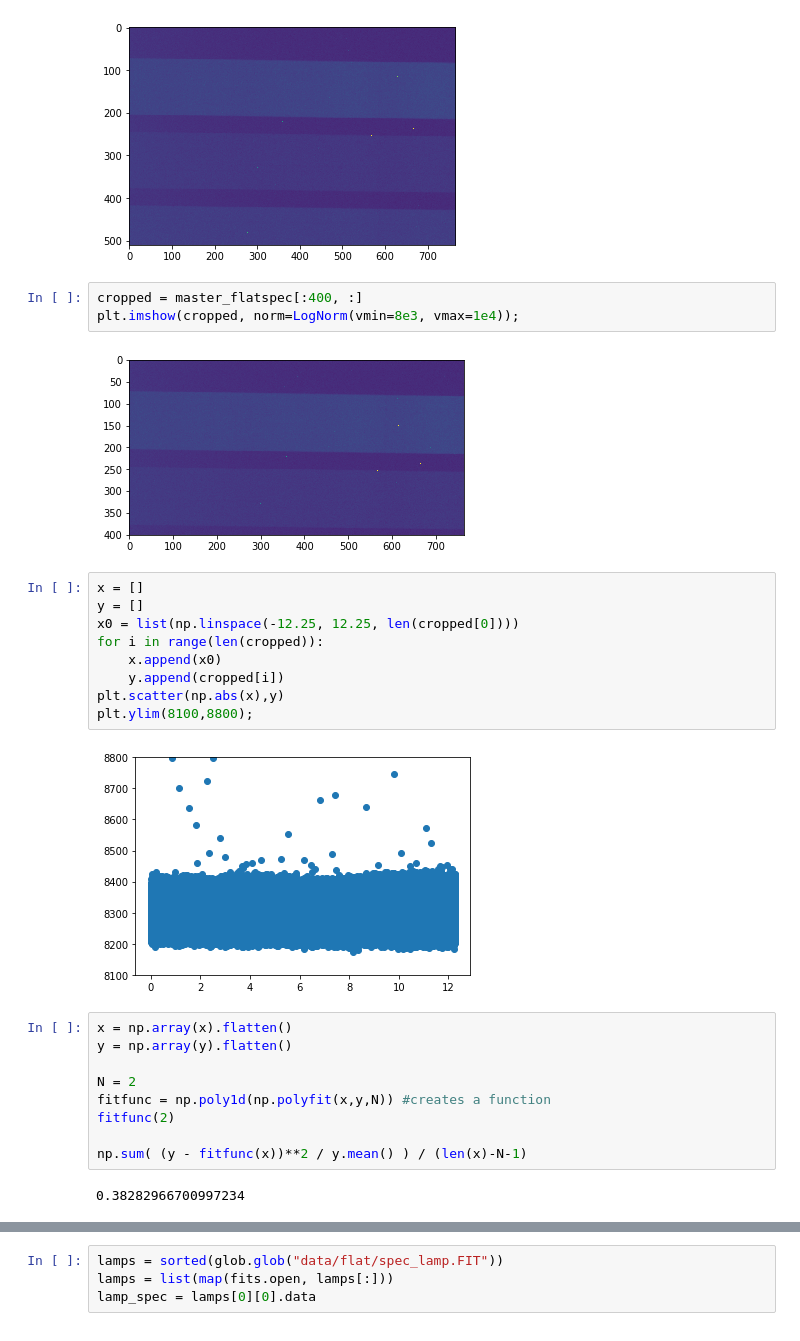
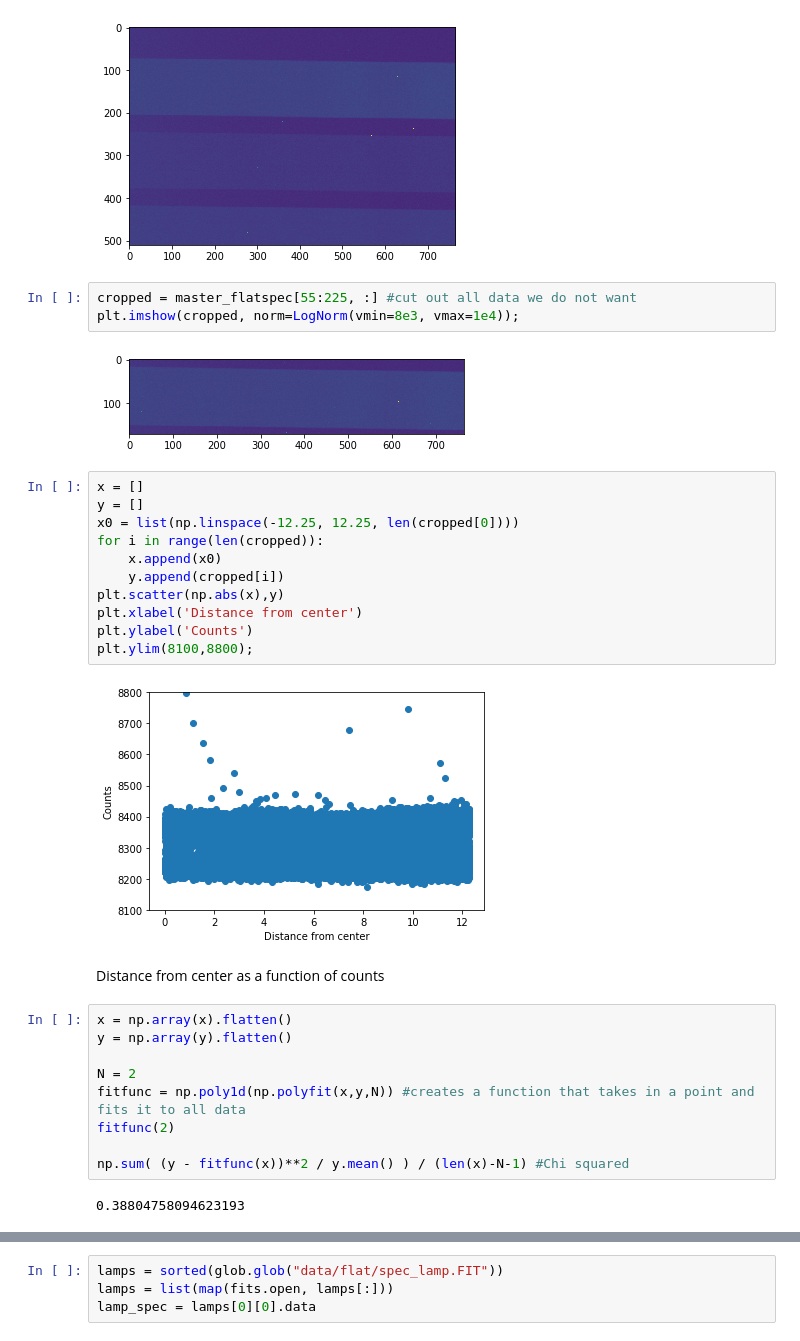
Before and after one commit to astro-kjc/AST443, a Jupyter notebook: Lab0/Lab0.ipynb, the cells around one changed output, grey strips where cells are left out. Saved outputs shown, nothing was run; the diff lists cells and outputs as text.

```diff
--- a/Lab0/Lab0.ipynb
+++ b/Lab0/Lab0.ipynb
@@ -324,10 +324,10 @@ plt.imshow(master_flatspec, norm=LogNorm(vmin=8e3, vmax=1e4))
 <matplotlib.image.AxesImage at 0x...>
 [figure]
 # %%
-cropped = master_flatspec[:400, :]
+cropped = master_flatspec[55:225, :] #cut out all data we do not want
 plt.imshow(cropped, norm=LogNorm(vmin=8e3, vmax=1e4));
 # %% [output]
-[figure, old version]
+[figure, new version]
 # %%
 x = []
 y = []
@@ -336,20 +336,24 @@ for i in range(len(cropped)):
     x.append(x0)
     y.append(cropped[i])
 plt.scatter(np.abs(x),y)
+plt.xlabel('Distance from center')
+plt.ylabel('Counts')
 plt.ylim(8100,8800);
 # %% [output]
-[figure, old version]
+[figure, new version]
+# %% [markdown]
+Distance from center as a function of counts
 # %%
 x = np.array(x).flatten()
 y = np.array(y).flatten()
 
 N = 2
-fitfunc = np.poly1d(np.polyfit(x,y,N)) #creates a function
+fitfunc = np.poly1d(np.polyfit(x,y,N)) #creates a function that takes in a point and fits it to all data
 fitfunc(2)
 
-np.sum( (y - fitfunc(x))**2 / y.mean() ) / (len(x)-N-1)
+np.sum( (y - fitfunc(x))**2 / y.mean() ) / (len(x)-N-1) #Chi squared
 # %% [output]
-0.38282966700997234
+0.38804758094623193
 # %%
 sortedx = np.sort(x)
 plt.plot(sortedx,fitfunc(sortedx), color="orange")
```
Also changed, not shown: parts of 14 cells of this notebook.
